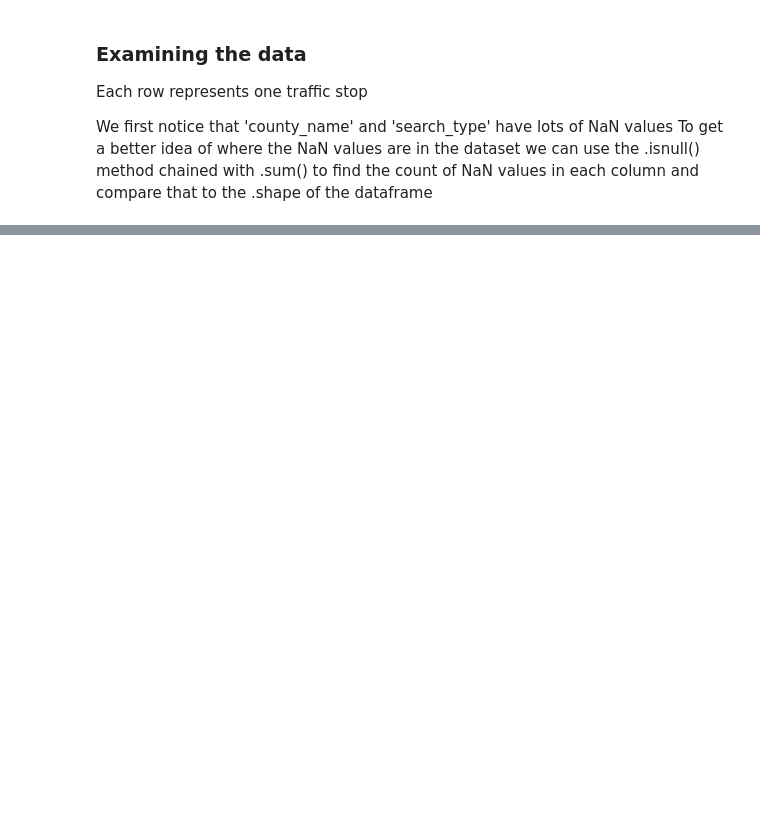
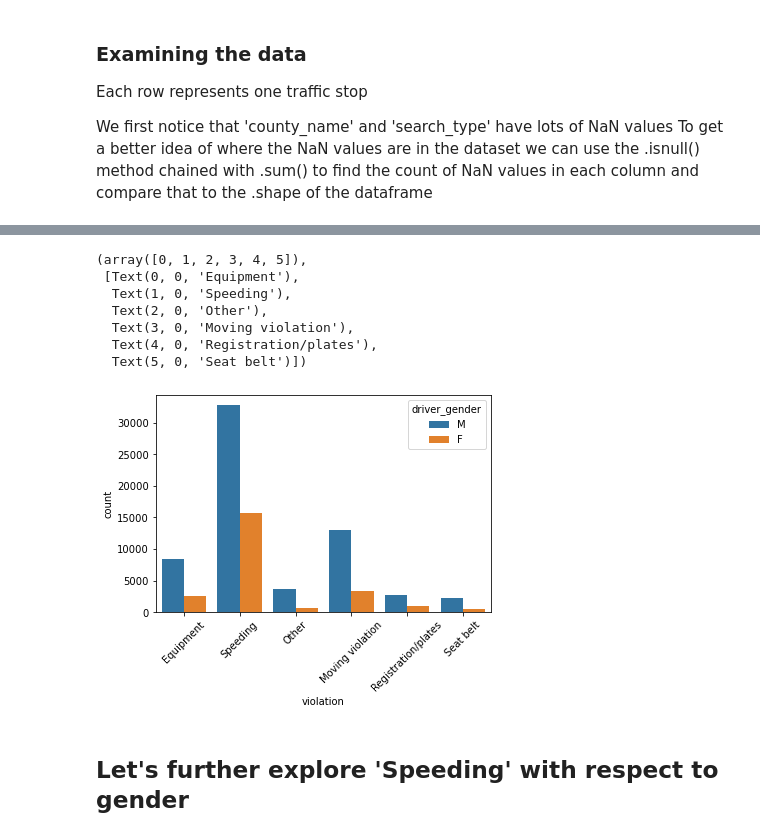
Before and after one commit to kipmadden/Stanford-Open-Policing-Project, a Jupyter notebook: Stanford Open Policing Project - Rhode Island Analysis.ipynb, the cells around one changed output, grey strips where cells are left out. Cells and saved outputs as stored; diff of their text form; code cells hidden in the pictures; blank space fills up the shorter version.

```diff
--- a/Stanford Open Policing Project - Rhode Island Analysis.ipynb
+++ b/Stanford Open Policing Project - Rhode Island Analysis.ipynb
@@ -25,0 +226,14 @@ ri.shape
+# %%
+sns.countplot(x='violation', hue='driver_gender', data=ri)
+plt.xticks(rotation=45)
+# %% [output]
+(array([0, 1, 2, 3, 4, 5]),
+ [Text(0, 0, 'Equipment'),
+  Text(1, 0, 'Speeding'),
+  Text(2, 0, 'Other'),
+  Text(3, 0, 'Moving violation'),
+  Text(4, 0, 'Registration/plates'),
+  Text(5, 0, 'Seat belt')])
+[figure, added]
+# %% [markdown]
+## Let's further explore 'Speeding' with respect to gender
```
Also changed, not shown: parts of 38 cells of this notebook.
